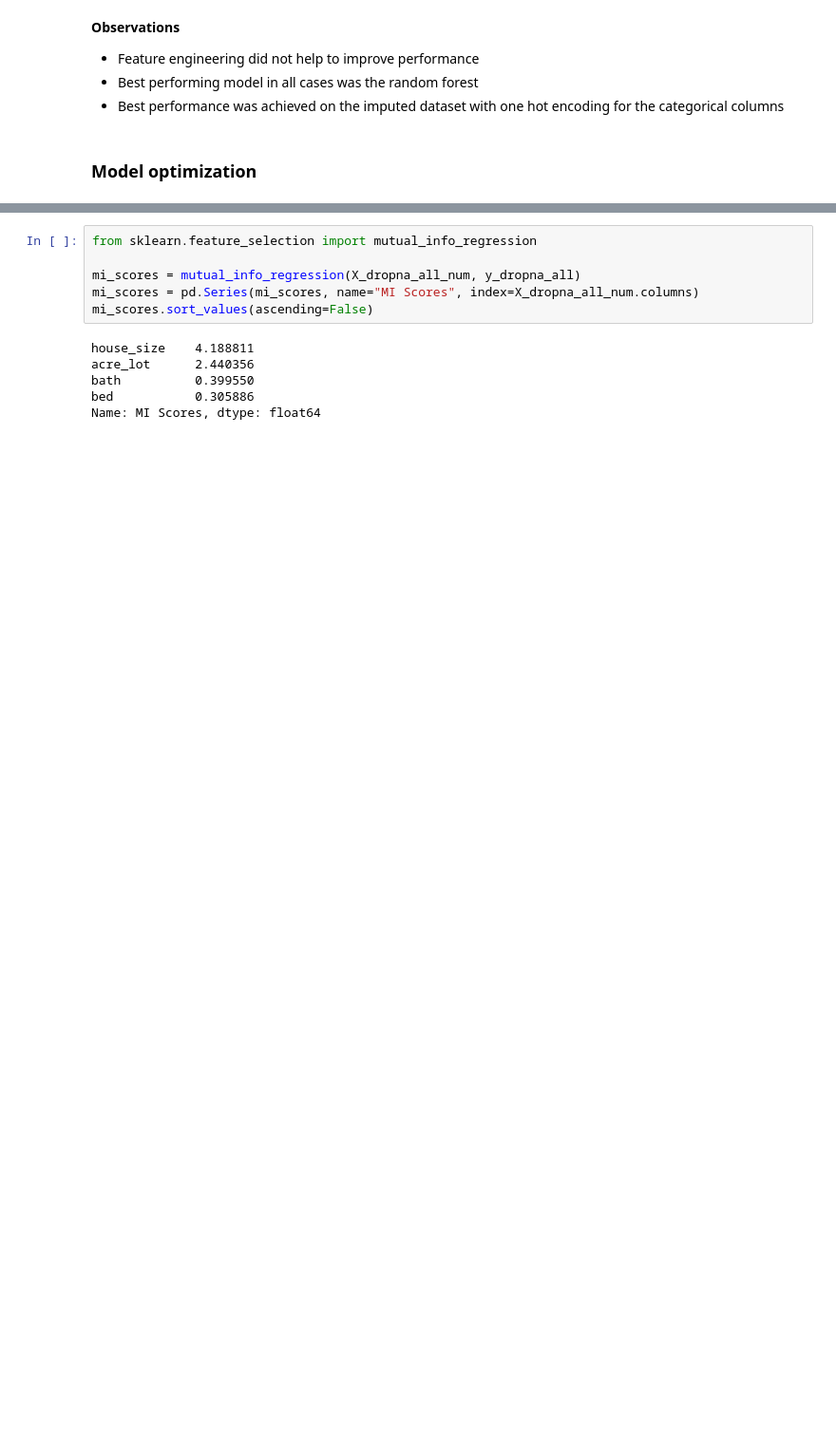
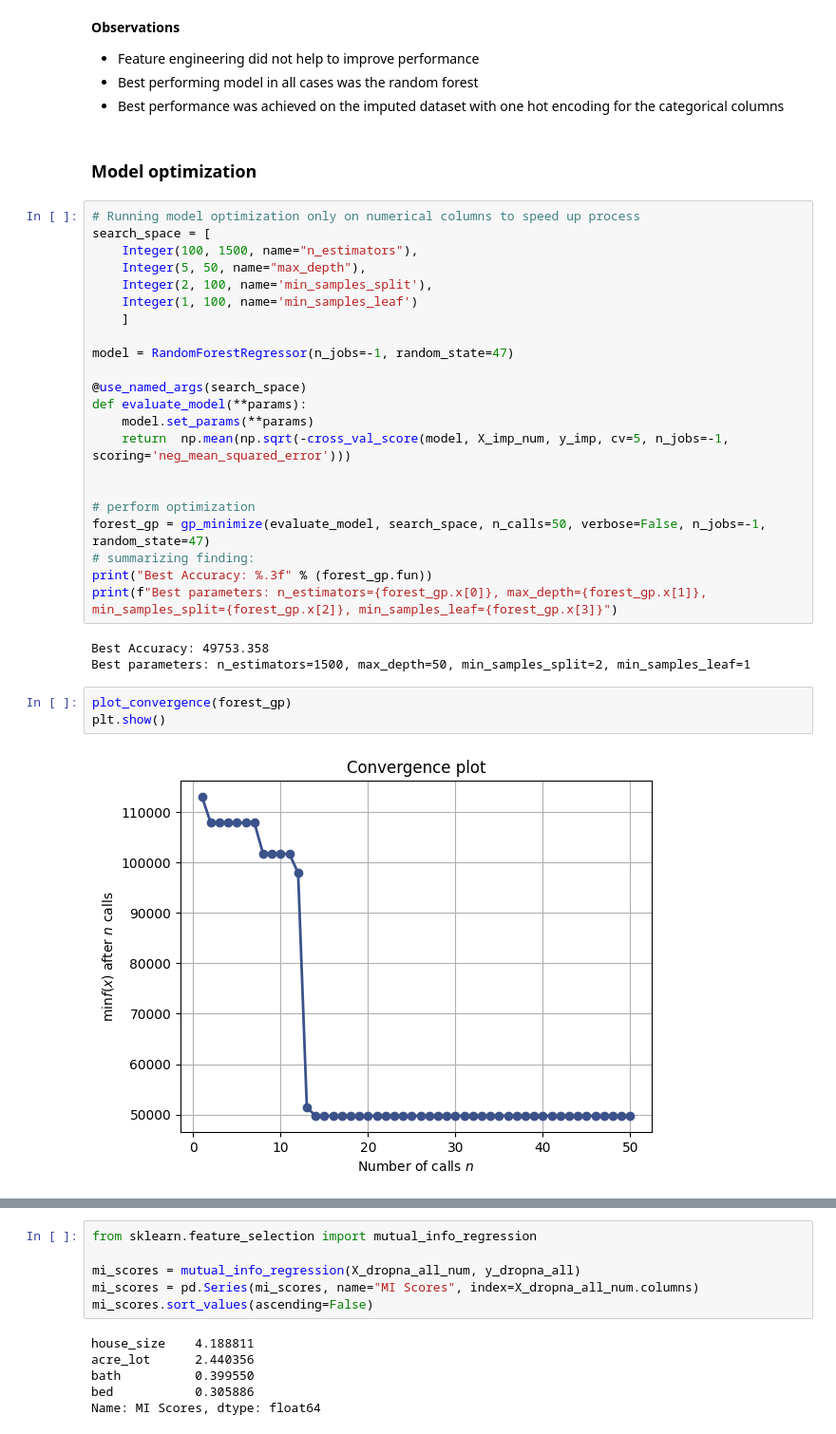
Before and after one commit to antonisgiann/ml_with_scikit-learn, a Jupyter notebook: Regression/usa-real-estate-dataset/notebook.ipynb, the cells around one changed output, grey strips where cells are left out. Shown at 95% size. Saved outputs shown, nothing was run; the diff lists cells and outputs as text; blank space fills up the shorter version.

```diff
--- a/Regression/usa-real-estate-dataset/notebook.ipynb
+++ b/Regression/usa-real-estate-dataset/notebook.ipynb
@@ -423,3 +438,33 @@ pd.DataFrame(metrics).T.sort_values(by="score", ascending=True)
 </ul>
 # %% [markdown]
 ### Model optimization
+# %%
+# Running model optimization only on numerical columns to speed up process
+search_space = [
+    Integer(100, 1500, name="n_estimators"),
+    Integer(5, 50, name="max_depth"),
+    Integer(2, 100, name='min_samples_split'),
+    Integer(1, 100, name='min_samples_leaf')
+    ]
+
+model = RandomForestRegressor(n_jobs=-1, random_state=47)
+
+@use_named_args(search_space)
+def evaluate_model(**params):
+    model.set_params(**params)
+    return  np.mean(np.sqrt(-cross_val_score(model, X_imp_num, y_imp, cv=5, n_jobs=-1, scoring='neg_mean_squared_error')))
+
+
+# perform optimization
+forest_gp = gp_minimize(evaluate_model, search_space, n_calls=50, verbose=False, n_jobs=-1, random_state=47)
+# summarizing finding:
+print("Best Accuracy: %.3f" % (forest_gp.fun))
+print(f"Best parameters: n_estimators={forest_gp.x[0]}, max_depth={forest_gp.x[1]}, min_samples_split={forest_gp.x[2]}, min_samples_leaf={forest_gp.x[3]}")
+# %% [output]
+Best Accuracy: 49753.358
+Best parameters: n_estimators=1500, max_depth=50, min_samples_split=2, min_samples_leaf=1
+# %%
+plot_convergence(forest_gp)
+plt.show()
+# %% [output]
+[figure, added]
```
Also changed, not shown: parts of 22 cells of this notebook.
